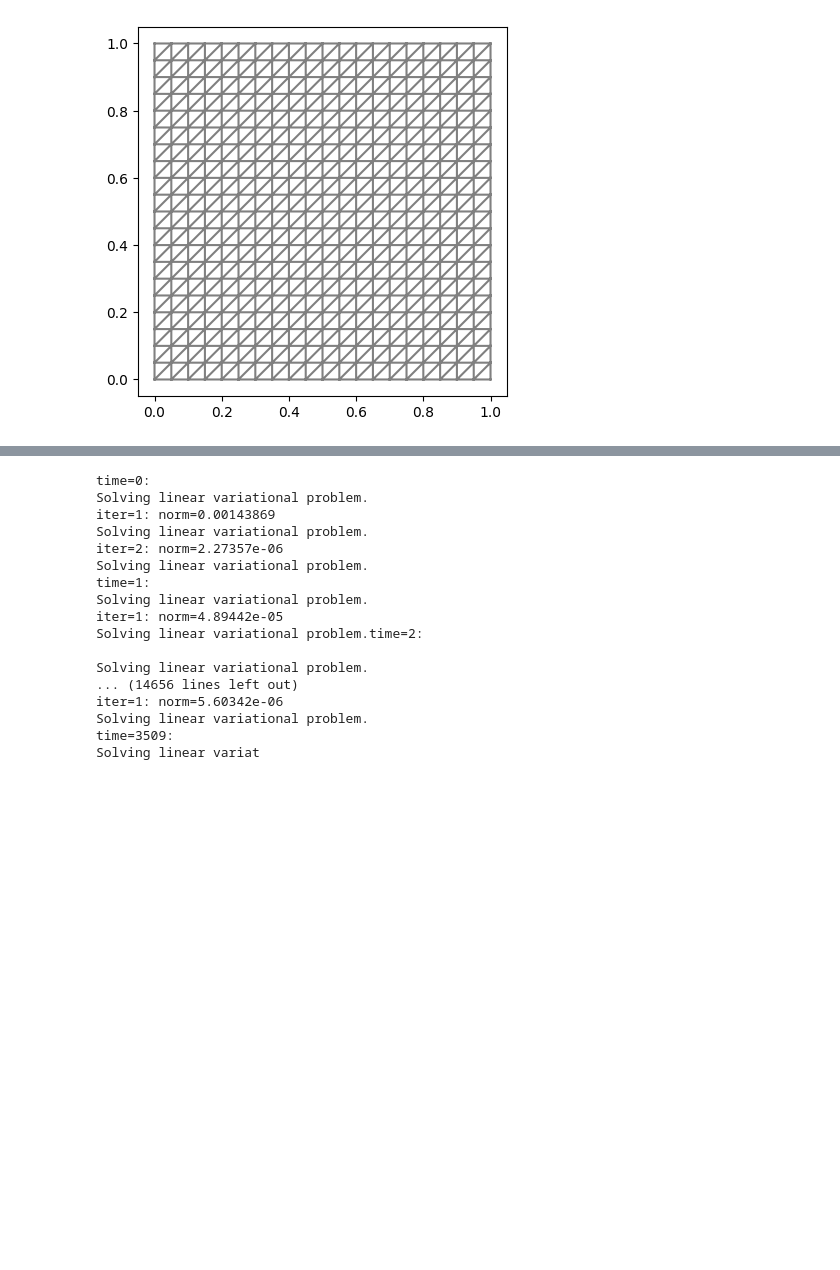
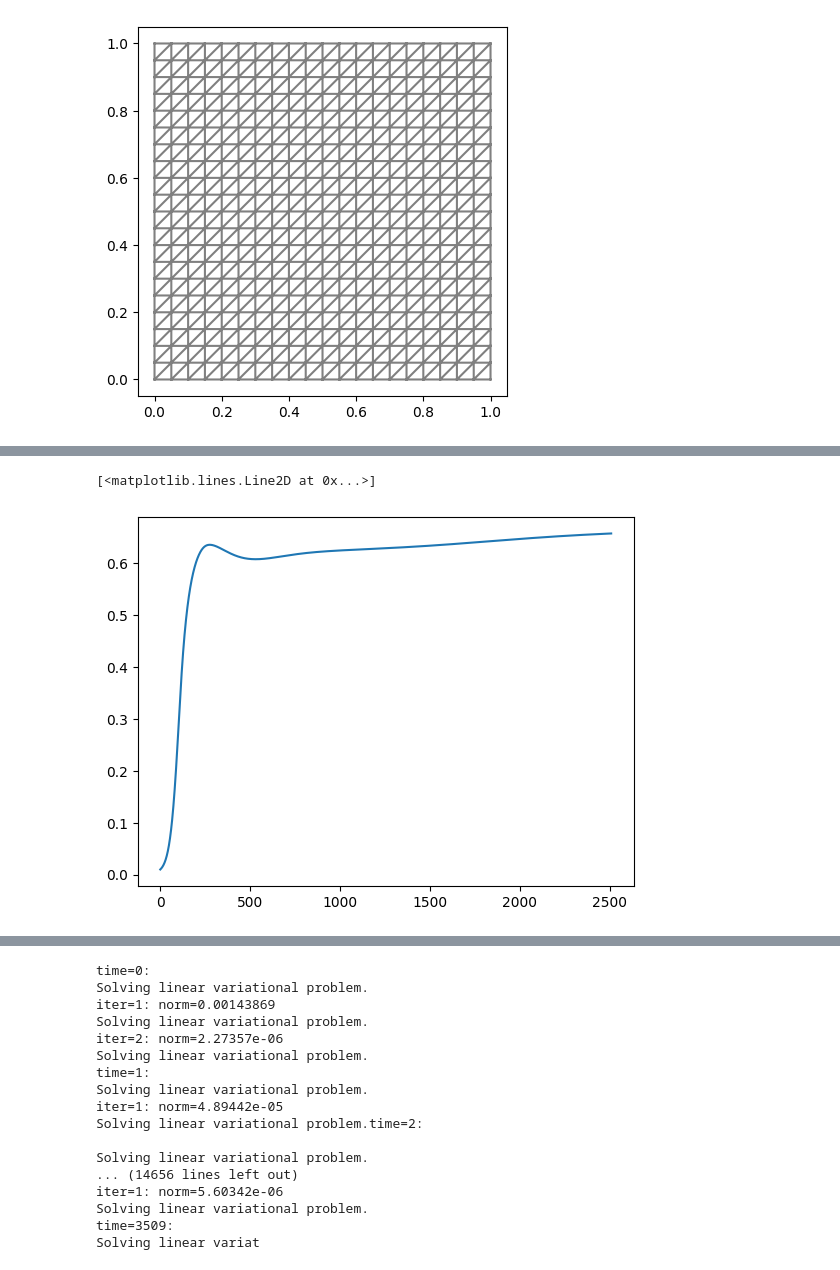
Before and after one commit to saragazzoni/Master_Thesis, a Jupyter notebook: Code/model.ipynb, the cells around one changed output, grey strips where cells are left out. Saved outputs shown, nothing was run; the diff lists cells and outputs as text; code cells hidden in the pictures; blank space fills up the shorter version.

```diff
--- a/Code/model.ipynb
+++ b/Code/model.ipynb
@@ -56,0 +94,16 @@ plot(mesh)
+# %%
+# test RT
+m0 = 1e-2
+dt = 0.1
+T = 251
+save_interval = 500
+times = []#[0,7/dt,14/dt,21/dt,28/dt]
+doses = []#10*np.ones_like(times)
+nfile = XDMFFile('solutions/nB.xdmf')
+cfile = XDMFFile('solutions/cB.xdmf')
+V = FunctionSpace(mesh,"P",2)
+n0 = Expression("m0/(pow(2*pi,0.5)*sigma)*exp(-pow(x[1]-s0,2)/(2*sigma*sigma))",m0 = m0,s0 = 0.5,sigma=sqrt(0.02),degree=2)
+n0 = interpolate(n0,V)
+c_k = interpolate(Constant(1.0), V)
+
+n_vect,c_vect,mass = f.solver(mesh,V,n0,c_k,dt,T,save_interval,times,doses,nfile,cfile)
@@ -56,0 +129,6 @@ plot(mesh)
+# %%
+plt.plot(mass)
+#plt.axhline(m0,color='r')
+# %% [output]
+[<matplotlib.lines.Line2D at 0x...>]
+[figure, added]
```
Also changed, not shown: parts of 9 cells of this notebook, 17 other files.
